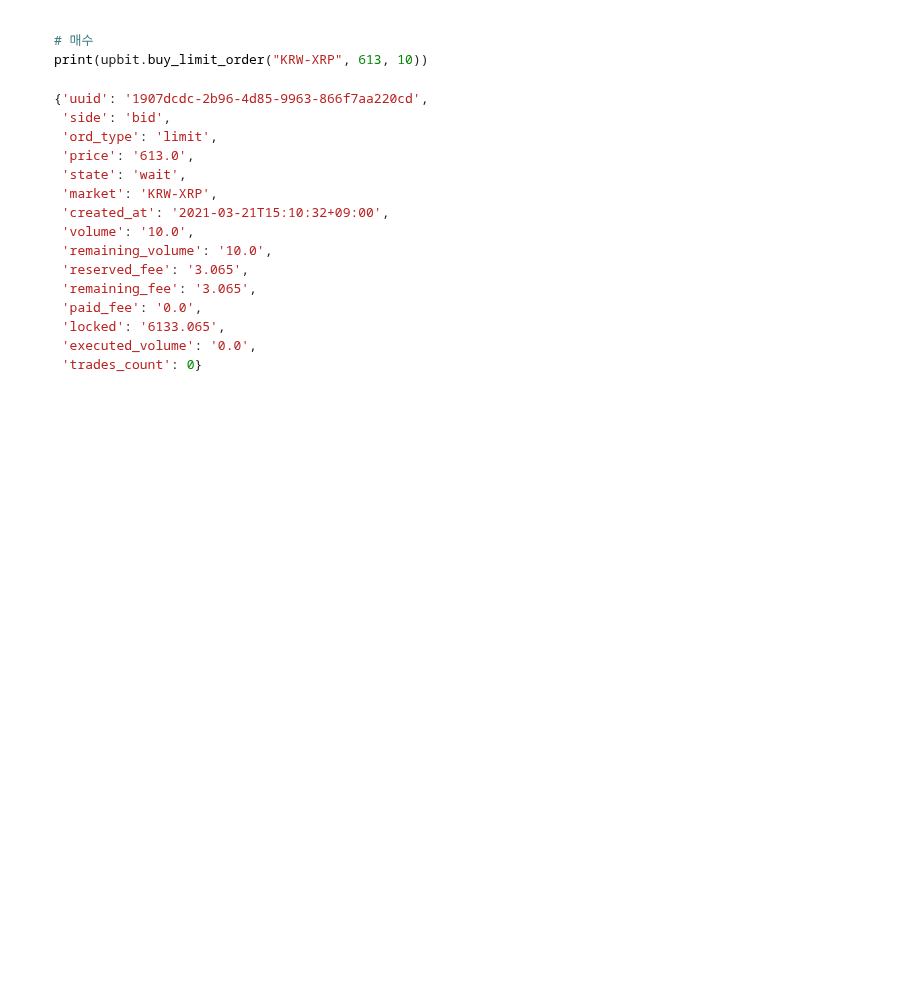
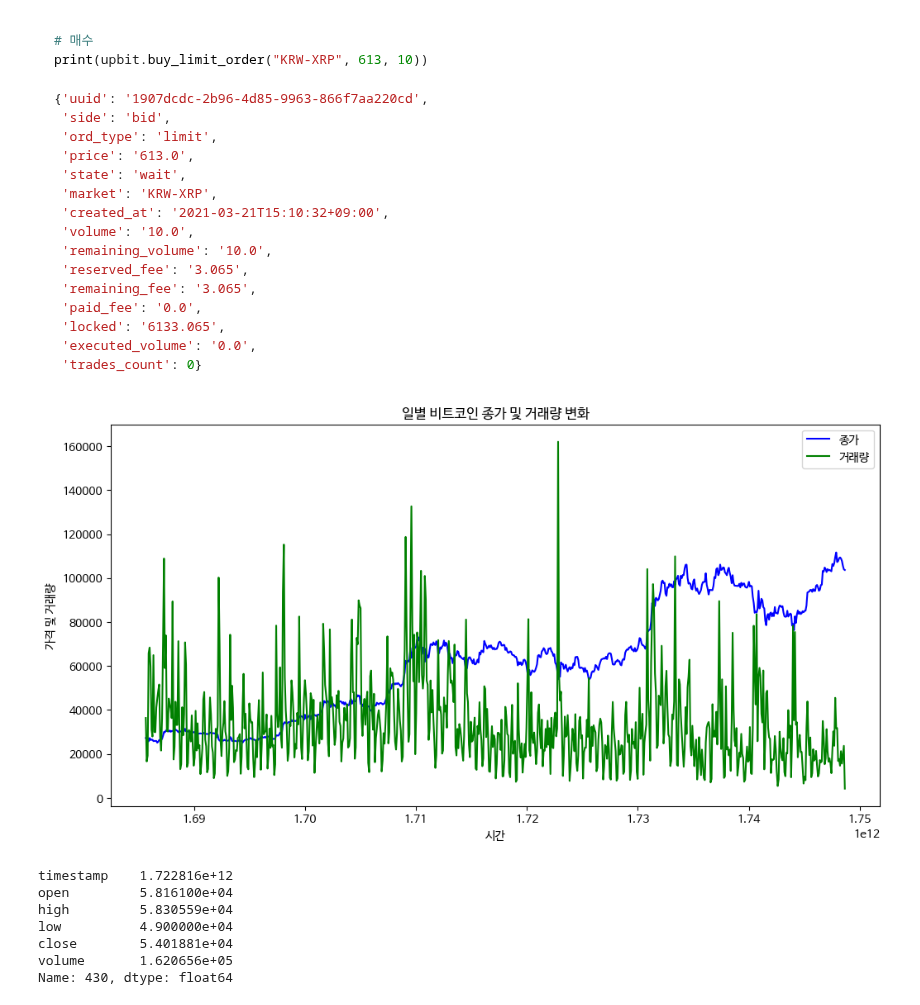
Before and after one commit to swhors/LSTM_Analyze, a Jupyter notebook: ccxt_01.ipynb, the cells around one changed output. Cells and saved outputs as stored; diff of their text form; code cells hidden in the pictures; blank space fills up the shorter version.

````diff
--- a/ccxt_01.ipynb
+++ b/ccxt_01.ipynb
@@ -289,3 +307,48 @@ print(upbit.buy_limit_order("KRW-XRP", 613, 10))
  'executed_volume': '0.0',
  'trades_count': 0}
 ```
+# %%
+import ccxt
+import pandas as pd
+import matplotlib.pyplot as plt
+
+# 거래소 설정 (예: Binance)
+exchange = ccxt.binance()
+
+# 일별 데이터 가져오기 (예: 1년)
+timeframe = '1d'  # 일별
+symbol = 'BTC/USDT'  # 비트코인/USDT
+limit = 365 * 2  # 1년 (365일)
+ohlcv = exchange.fetch_ohlcv(symbol, timeframe, limit=limit)
+
+# Pandas DataFrame으로 변환
+df = pd.DataFrame(ohlcv, columns=['timestamp', 'open', 'high', 'low', 'close', 'volume'])
+
+# 데이터 시각화 (일별 종가, 거래량)
+# plt.rcParams['font.family'] ='Malgun Gothic'
+plt.rcParams['font.family'] ='NanumBarunGothic'
+# plt.rcParams['font.family'] ='NanumGothic'
+# plt.rcParams['font.family'] ='nanum'
+plt.rcParams['axes.unicode_minus'] = False
+plt.figure(figsize=(12, 6))
+plt.plot(df['timestamp'], df['close'], label='종가', color='blue')
+plt.plot(df['timestamp'], df['volume'], label='거래량', color='green')
+plt.legend()
+plt.title('일별 비트코인 종가 및 거래량 변화')
+plt.xlabel('시간')
+plt.ylabel('가격 및 거래량')
+plt.show()
+
+# 매도/매수 흐름 분석 (예시)
+# 종가 상승 + 거래량 증가: 매수세 강세
+# 종가 하락 + 거래량 증가: 매도세 강세
+print(df.loc[df['volume'].idxmax()])
+# %% [output]
+[figure, added]
+timestamp    1.722816e+12
+open         5.816100e+04
+high         5.830559e+04
+low          4.900000e+04
+close        5.401881e+04
+volume       1.620656e+05
+Name: 430, dtype: float64
````
Also changed, not shown: parts of 2 cells of this notebook, 4 other files.
